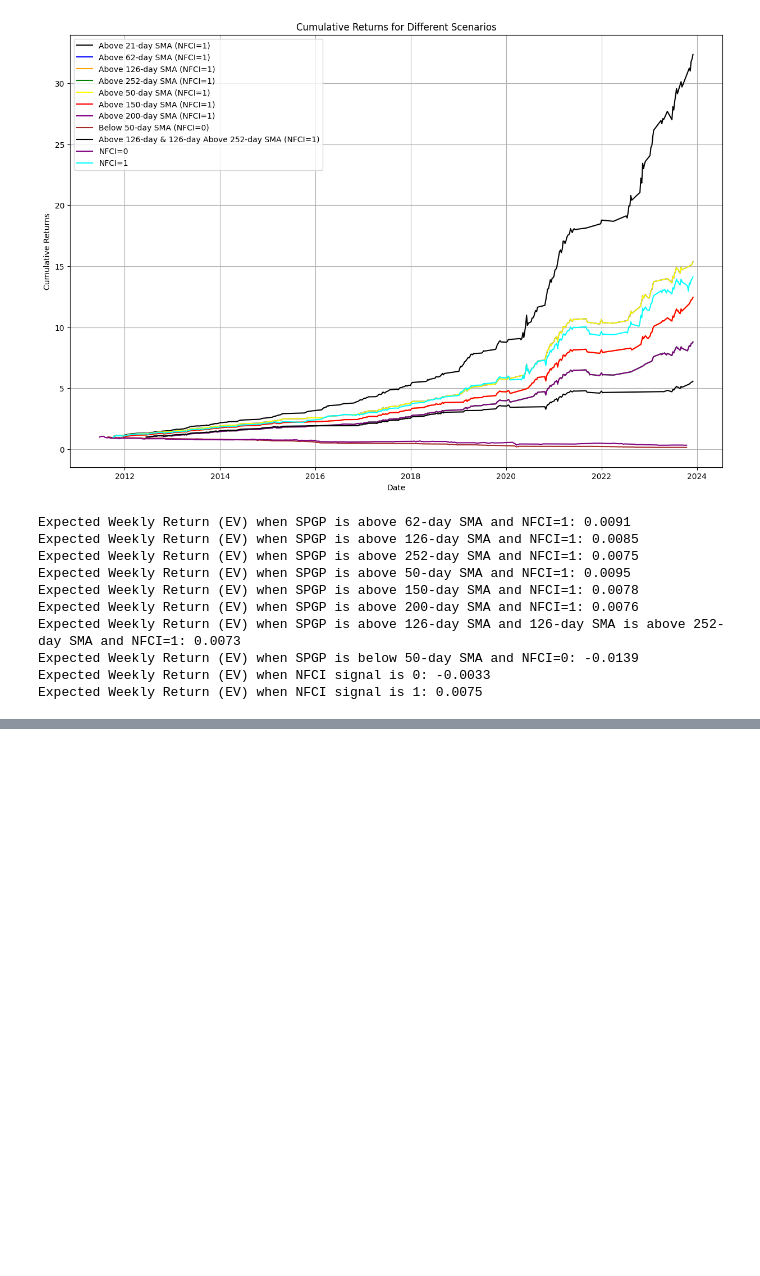
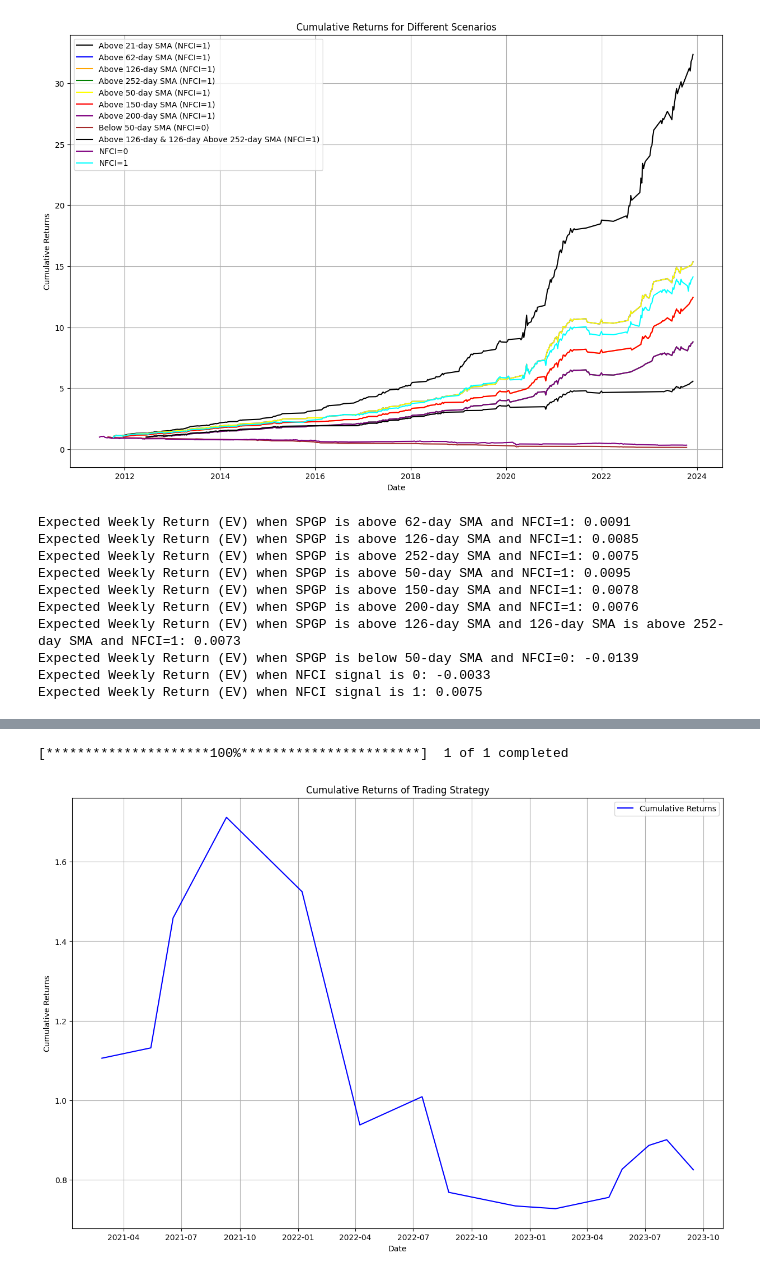
Before and after one commit to dkn-maida/farscape-investment, a Jupyter notebook: usa/sma_filter.ipynb, the cells around one changed output, grey strips where cells are left out. Saved outputs shown, nothing was run; the diff lists cells and outputs as text; code cells hidden in the pictures; blank space fills up the shorter version.

Commit message:
new strats

```diff
--- a/usa/sma_filter.ipynb
+++ b/usa/sma_filter.ipynb
@@ -225,0 +293,77 @@ Expected Weekly Return (EV) when NFCI signal is 1: 0.0075
+# %%
+import pandas as pd
+import yfinance as yf
+import matplotlib.pyplot as plt
+import numpy as np
+
+# Download SPXL data and resample to weekly data
+spgp_data = yf.download('SPXL', start='2021-01-01')['Close']
+spgp_weekly = spgp_data.resample('W-FRI').last()
+
+# Read and prepare the NFCI data
+nfci_data = pd.read_csv('nfci.csv')
+nfci_data['date'] = pd.to_datetime(nfci_data['DATE'])
+nfci_data.set_index('date', inplace=True)
+nfci_weekly = nfci_data.resample('W-FRI').last()
+
+# Calculate the 2-week moving average for NFCI and shift it
+nfci_weekly['nfci_sma_2'] = nfci_weekly['NFCI'].rolling(window=2).mean()
+nfci_weekly['nfci_sma_2_shifted'] = nfci_weekly['nfci_sma_2'].shift()
+
+# Calculate the 2-weeks moving average for SPXL and shift it
+sma_2 = spgp_weekly.rolling(window=3).mean().shift()
+
+# Create a signal based on NFCI data
+nfci_weekly['signal'] = np.where(nfci_weekly['NFCI'] < nfci_weekly['nfci_sma_2_shifted'], 1, 0)
+
+# Determine the conditions for SMA and NFCI signal
+above_sma = spgp_weekly > sma_2
+nfci_signal_1 = nfci_weekly['signal'] == 1
+
+# Align the signals with the SPXL data
+aligned_signal = nfci_signal_1.reindex(spgp_weekly.index, method='ffill')
+
+# Initialize an empty DataFrame for the trade log
+trade_log = pd.DataFrame(columns=['Date', 'Action', 'Price'])
+
+# Assume we start not holding the stock
+holding_stock = False
+
+# Iterate through the dataset
+for current_date in spgp_weekly.index:
+    # Check if current date's conditions are met for trading
+    if above_sma.loc[current_date] and aligned_signal.loc[current_date]:
+        if not holding_stock:
+            # Buy condition met
+            holding_stock = True
+            new_row = pd.DataFrame({'Date': [current_date], 'Action': ['Buy'], 'Price': [spgp_weekly.loc[current_date]]})
+            trade_log = pd.concat([trade_log, new_row], ignore_index=True)
+    elif holding_stock:
+        # Sell condition met
+        holding_stock = False
+        new_row = pd.DataFrame({'Date': [current_date], 'Action': ['Sell'], 'Price': [spgp_weekly.loc[current_date]]})
+        trade_log = pd.concat([trade_log, new_row], ignore_index=True)
+
+# Calculate returns for each trade
+trade_log['Next Price'] = trade_log['Price'].shift(-1)
+trade_log = trade_log.dropna(subset=['Next Price'])  # Drop the last row as it won't have a next price
+trade_log['Returns'] = np.where(trade_log['Action'] == 'Sell', trade_log['Next Price'] / trade_log['Price'] - 1, 0)
+
+# Calculate cumulative returns
+trade_log['Cumulative Returns'] = (1 + trade_log['Returns']).cumprod()
+
+# Plot the cumulative returns
+plt.figure(figsize=(15, 10))
+plt.plot(trade_log.loc[trade_log['Action'] == 'Sell', 'Date'], trade_log.loc[trade_log['Action'] == 'Sell', 'Cumulative Returns'], label='Cumulative Returns', color='blue')
+plt.title('Cumulative Returns of Trading Strategy')
+plt.xlabel('Date')
+plt.ylabel('Cumulative Returns')
+plt.legend()
+plt.grid(True)
+plt.show()
+
+# Display the trade log
+print(trade_log)
+# %% [output]
+[*********************100%***********************]  1 of 1 completed
+[figure, added]
```
Also changed, not shown: parts of 2 cells of this notebook, 16 other files.
